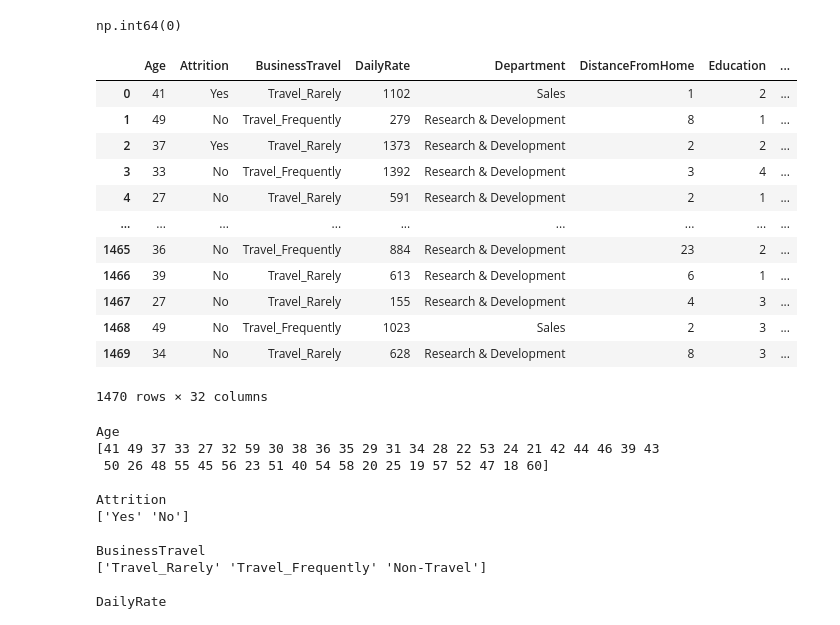
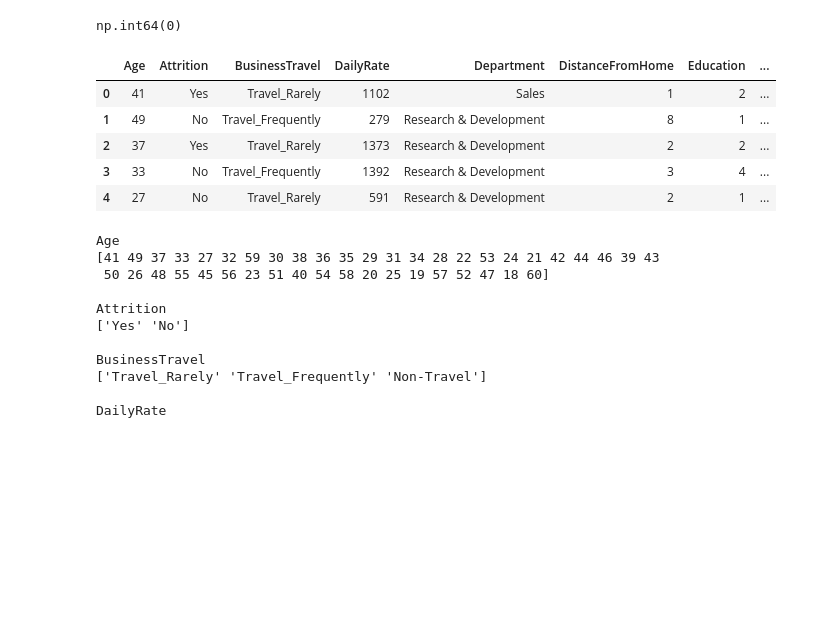
Before and after one commit to guimalucas/ibm-hr-analytics-attrition, a Jupyter notebook: IBM_HR_Analytics.ipynb, the cells around one changed output. Saved outputs shown, nothing was run; the diff lists cells and outputs as text; code cells hidden in the pictures; blank space fills up the shorter version.

```diff
--- a/IBM_HR_Analytics.ipynb
+++ b/IBM_HR_Analytics.ipynb
@@ -17,10 +19,11 @@ import pandas as pd
 import numpy as np
 import matplotlib.pyplot as plt
 import seaborn as sns
+from pathlib import Path
 
-# Carrega o conjunto de dados utilizado ao longo da análise
-url = "https://raw.githubusercontent.com/guimalucas/IBM_HR_ANALYTICS/refs/heads/main/WA_Fn-UseC_-HR-Employee-Attrition.csv"
-df = pd.read_csv(url)
+# Execute o notebook na raiz do repositório clonado.
+caminho = Path.cwd() / "WA_Fn-UseC_-HR-Employee-Attrition.csv"
+df = pd.read_csv(caminho)
 df
 # %% [output]
 |  | Age | Attrition | BusinessTravel | DailyRate | Department | DistanceFromHome | Education | ... |
@@ -161,23 +162,16 @@ df.duplicated().sum()
 # %% [output]
 np.int64(0)
 # %%
-colunas_desnecessarias = df[["Over18","EmployeeCount", "StandardHours"]]
-df_limpo = df.drop(columns=colunas_desnecessarias)
-df_limpo
+colunas_constantes = ["Over18", "EmployeeCount", "StandardHours"]
+df_limpo = df.drop(columns=colunas_constantes)
+df_limpo.head()
 # %% [output]
 |  | Age | Attrition | BusinessTravel | DailyRate | Department | DistanceFromHome | Education | ... |
 | 0 | 41 | Yes | Travel_Rarely | 1102 | Sales | 1 | 2 | ... |
 | 1 | 49 | No | Travel_Frequently | 279 | Research & Development | 8 | 1 | ... |
 | 2 | 37 | Yes | Travel_Rarely | 1373 | Research & Development | 2 | 2 | ... |
 | 3 | 33 | No | Travel_Frequently | 1392 | Research & Development | 3 | 4 | ... |
 | 4 | 27 | No | Travel_Rarely | 591 | Research & Development | 2 | 1 | ... |
-| ... | ... | ... | ... | ... | ... | ... | ... | ... |
-| 1465 | 36 | No | Travel_Frequently | 884 | Research & Development | 23 | 2 | ... |
-| 1466 | 39 | No | Travel_Rarely | 613 | Research & Development | 6 | 1 | ... |
-| 1467 | 27 | No | Travel_Rarely | 155 | Research & Development | 4 | 3 | ... |
-| 1468 | 49 | No | Travel_Frequently | 1023 | Sales | 2 | 3 | ... |
-| 1469 | 34 | No | Travel_Rarely | 628 | Research & Development | 8 | 3 | ... |
-1470 rows × 32 columns
 # %%
 variavel_alvo = df["Attrition"]
 # %%
```
Also changed, not shown: parts of 20 cells of this notebook, 2 other files.
